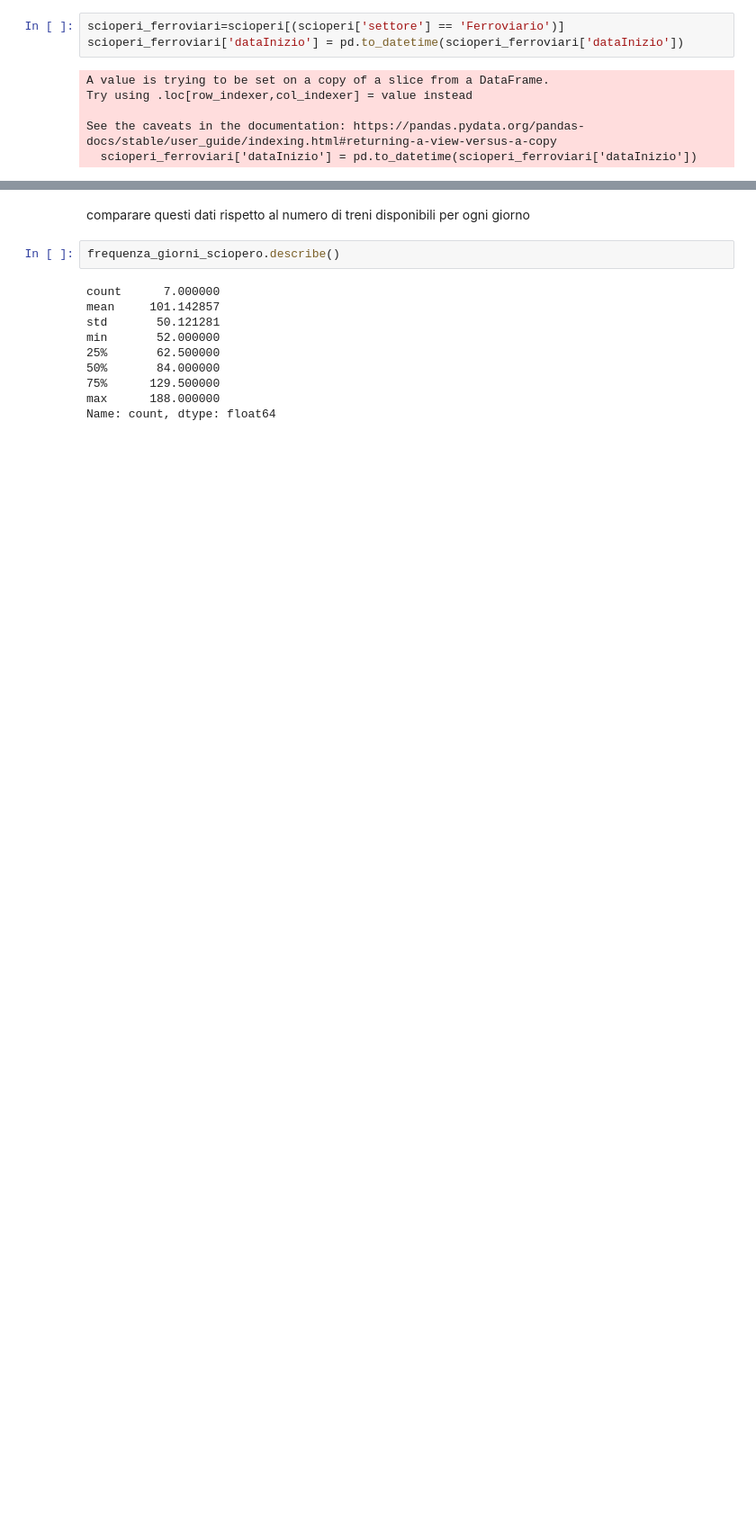
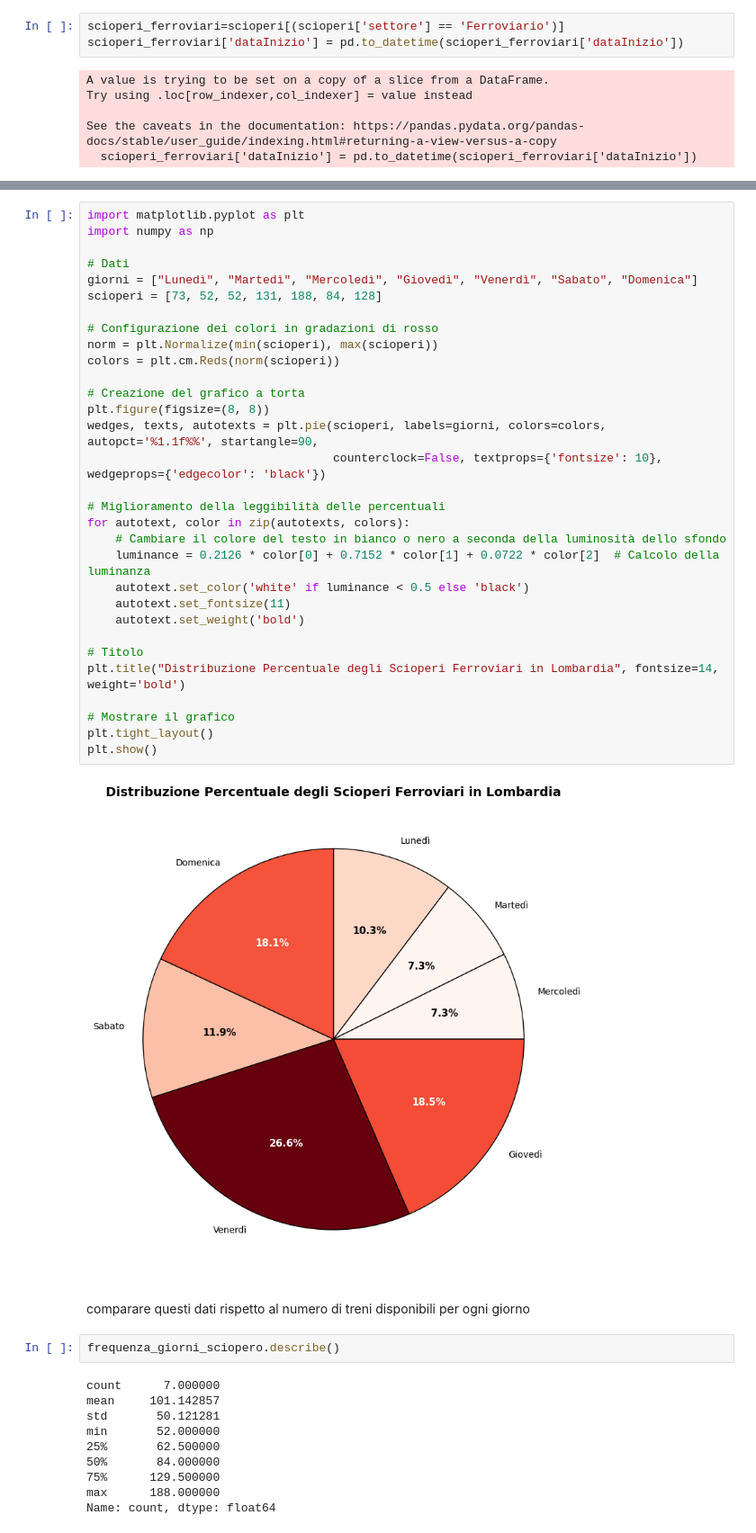
Before and after one commit to alemele01/vs24, a Jupyter notebook: ScioperiItalia.ipynb, the cells around one changed output, grey strips where cells are left out. Shown at 90% size. Cells and saved outputs as stored; diff of their text form; blank space fills up the shorter version.

```diff
--- a/ScioperiItalia.ipynb
+++ b/ScioperiItalia.ipynb
@@ -187,3 +313,36 @@ plt.show()
+# %%
+import matplotlib.pyplot as plt
+import numpy as np
+
+# Dati
+giorni = ["Lunedì", "Martedì", "Mercoledì", "Giovedì", "Venerdì", "Sabato", "Domenica"]
+scioperi = [73, 52, 52, 131, 188, 84, 128]
+
+# Configurazione dei colori in gradazioni di rosso
+norm = plt.Normalize(min(scioperi), max(scioperi))
+colors = plt.cm.Reds(norm(scioperi))
+
+# Creazione del grafico a torta
+plt.figure(figsize=(8, 8))
+wedges, texts, autotexts = plt.pie(scioperi, labels=giorni, colors=colors, autopct='%1.1f%%', startangle=90,
+                                   counterclock=False, textprops={'fontsize': 10}, wedgeprops={'edgecolor': 'black'})
+
+# Miglioramento della leggibilità delle percentuali
+for autotext, color in zip(autotexts, colors):
+    # Cambiare il colore del testo in bianco o nero a seconda della luminosità dello sfondo
+    luminance = 0.2126 * color[0] + 0.7152 * color[1] + 0.0722 * color[2]  # Calcolo della luminanza
+    autotext.set_color('white' if luminance < 0.5 else 'black')
+    autotext.set_fontsize(11)
+    autotext.set_weight('bold')
+
+# Titolo
+plt.title("Distribuzione Percentuale degli Scioperi Ferroviari in Lombardia", fontsize=14, weight='bold')
+
+# Mostrare il grafico
+plt.tight_layout()
+plt.show()
+# %% [output]
+[figure, added]
 # %% [markdown]
 comparare questi dati rispetto al numero di treni disponibili per ogni giorno
 # %%
```
Also changed, not shown: parts of 10 cells of this notebook.
